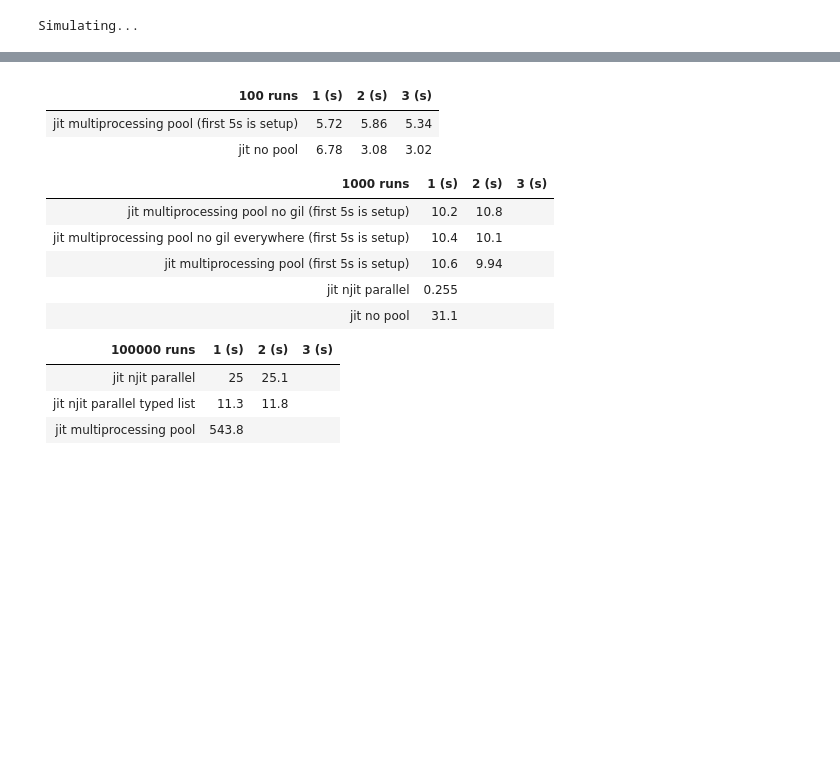
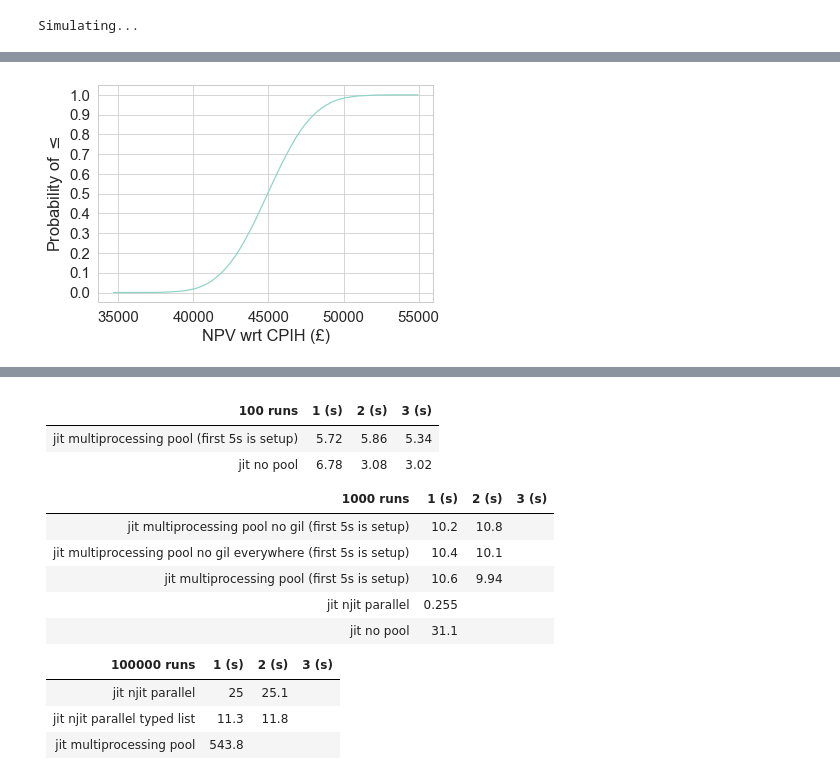
Before and after one commit to Zentrik/Student-Loan-NPV-Calculator-England, a Jupyter notebook: NPV bootstrap.ipynb, the cells around one changed output, grey strips where cells are left out. Cells and saved outputs as stored; diff of their text form; code cells hidden in the pictures; blank space fills up the shorter version.

```diff
--- a/NPV bootstrap.ipynb
+++ b/NPV bootstrap.ipynb
@@ -394,3 +391,16 @@ Plot...
+# %%
+import matplotlib.ticker as ticker
+
+S = results[:, 1]
+
+fig, ax = plt.subplots(1,1)
+ax.plot(np.sort(S), np.linspace(1/len(S), 1, len(S)))
+plt.ylabel("Probability of $\leq$")
+plt.xlabel("NPV wrt CPIH (£)")
+ax.yaxis.set_major_locator(ticker.MultipleLocator(0.1))
+plt.show() # hides some output
+# %% [output]
+[figure, added]
 # %%
 print('Plot...')
 #plt.hist(results[:, 2])
```
Also changed, not shown: parts of 17 cells of this notebook, 1 other file.
